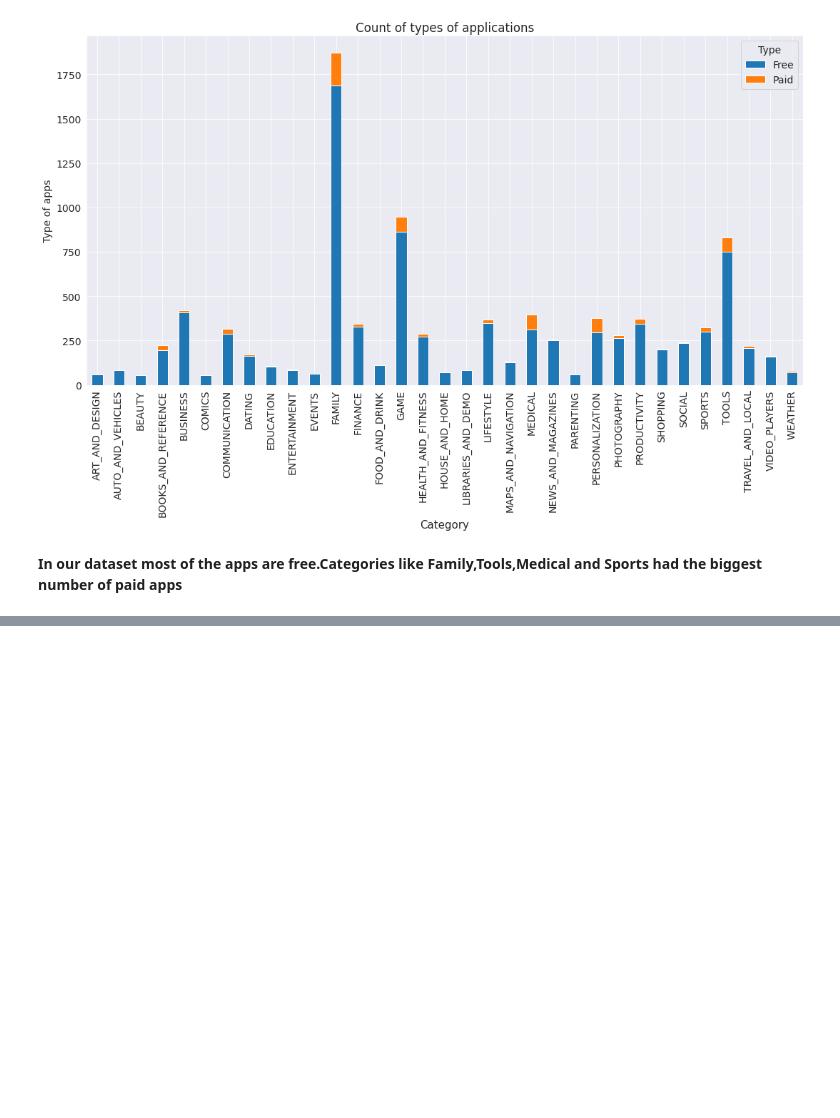
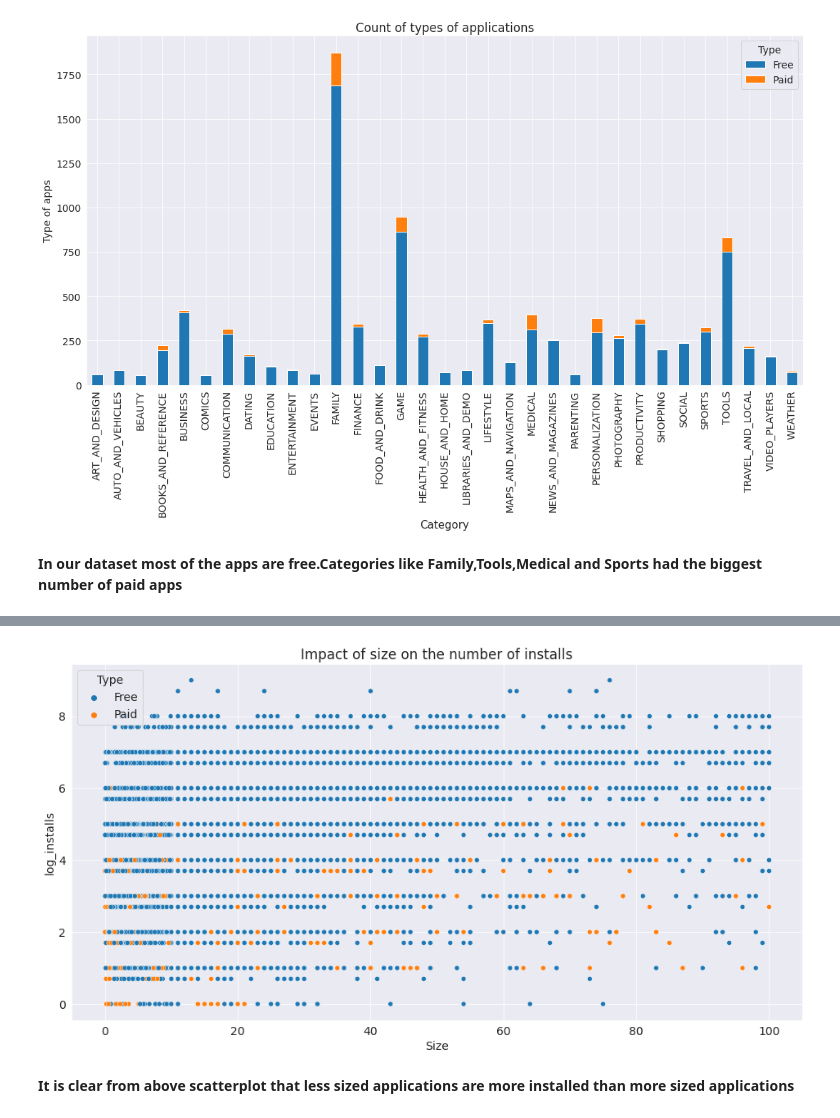
Before and after one commit to Harshalkotkar21/play_store_app_analysis, a Jupyter notebook: Play_Store_App_Review_Analysis_Capstone_Project.ipynb, the cells around one changed output, grey strips where cells are left out. Cells and saved outputs as stored; diff of their text form; code cells hidden in the pictures; blank space fills up the shorter version.

```diff
--- a/Play_Store_App_Review_Analysis_Capstone_Project.ipynb
+++ b/Play_Store_App_Review_Analysis_Capstone_Project.ipynb
@@ -290,0 +306,17 @@ and Sports had the biggest number of paid apps**
+# %%
+ps_data['Size'] = ps_data['Size'].apply(lambda x: str(x).replace('Varies with device', 'NaN') if 'Varies with device' in str(x) else x)
+ps_data['Size'] = ps_data['Size'].apply(lambda x: str(x).replace('M', '') if 'M' in str(x) else x)
+ps_data['Size'] = ps_data['Size'].apply(lambda x: str(x).replace(',', '') if 'M' in str(x) else x)
+ps_data['Size'] = ps_data['Size'].apply(lambda x: float(str(x).replace('k', '')) / 1000 if 'k' in str(x) else x)
+ps_data['Size'] = ps_data['Size'].apply(lambda x: float(x))
+# %%
+ps_data['log_installs'] = np.log10(ps_data['Installs'])
+# %%
+plt.figure(figsize=(16,8))
+plt.title("Impact of size on the number of installs")
+sns.scatterplot(ps_data['Size'], ps_data['log_installs'], hue=ps_data['Type'])
+plt.show()
+# %% [output]
+[figure, added]
+# %% [markdown]
+**It is clear from above scatterplot that less sized applications are more installed than more sized applications**
```
Also changed, not shown: parts of 11 cells of this notebook.
